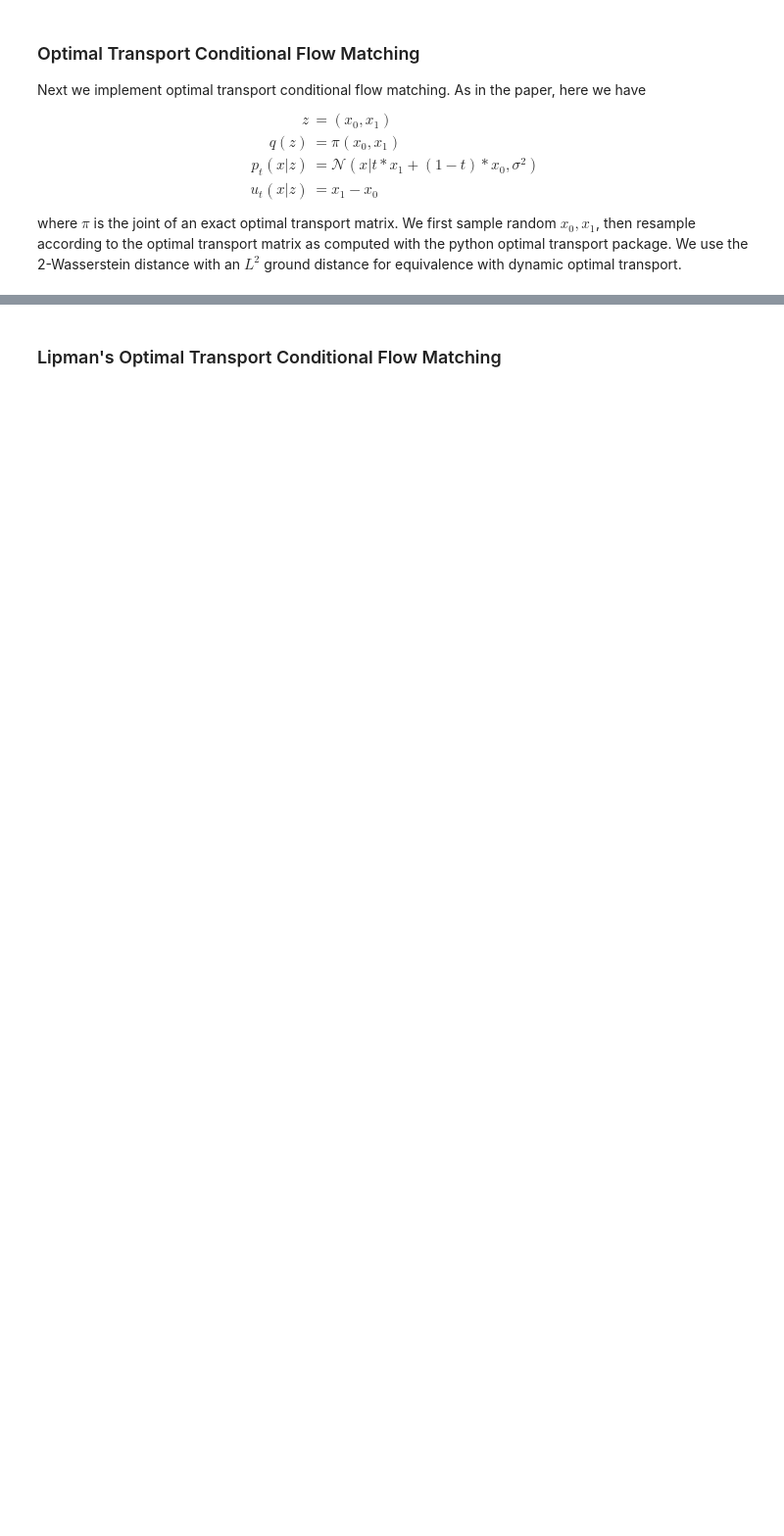
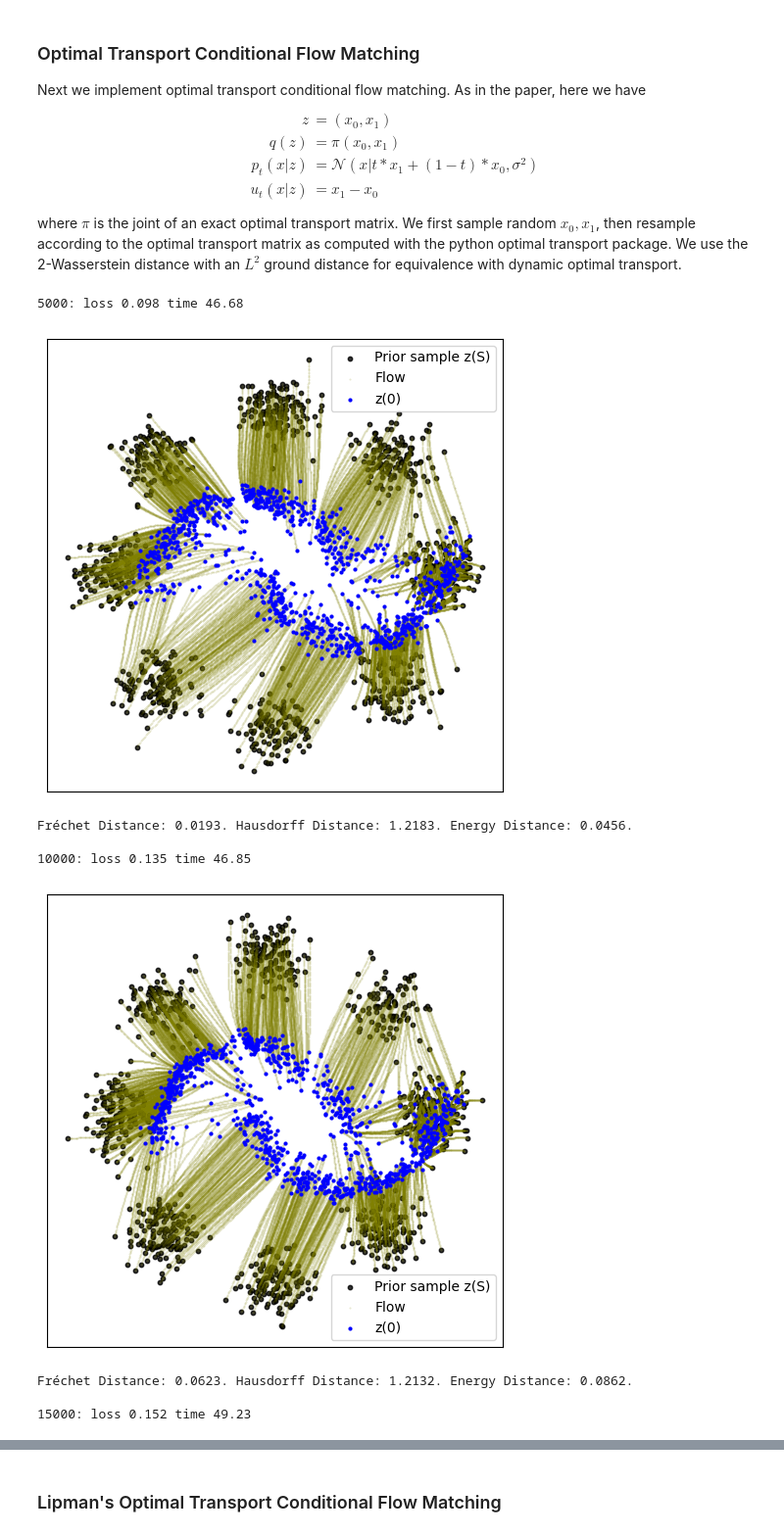
Before and after one commit to andresguzco/xvfm, a Jupyter notebook: Main.ipynb, the cells around one changed output, grey strips where cells are left out. Shown at 98% size. Cells and saved outputs as stored; diff of their text form; code cells hidden in the pictures; blank space fills up the shorter version.

```diff
--- a/Main.ipynb
+++ b/Main.ipynb
@@ -71,8 +47,6 @@ for k in range(20000):
                 sample_8gaussians(1024),
                 t_span=torch.linspace(0, 1, 100),
             )
-            plot_trajectories(traj=traj.cpu().numpy(), output=f"{savedir}/CFM_{k+1}.png")
+            plot_trajectories(traj=traj.cpu().numpy())
 
         evaluate(traj[-1].cpu(), sample_moons(1024))
-
-torch.save(model, f"{savedir}/CFM.pt")
@@ -98,33 +74,41 @@ model = MLP(dim=dim, time_varying=True)
 optimizer = torch.optim.Adam(model.parameters())
 FM = OT_CFM(sigma=sigma)
 
 start = time.time()
 for k in range(20000):
     optimizer.zero_grad()
 
     x0 = sample_8gaussians(batch_size)
     x1 = sample_moons(batch_size)
 
     t, xt, ut = FM.sample_location_and_conditional_flow(x0, x1)
 
     vt = model(torch.cat([xt, t[:, None]], dim=-1))
     loss = torch.mean((vt - ut) ** 2)
 
     loss.backward()
     optimizer.step()
 
     if (k + 1) % 5000 == 0:
         end = time.time()
         print(f"{k+1}: loss {loss.item():0.3f} time {(end - start):0.2f}")
         start = end
         node = NeuralODE(torch_wrapper(model), solver="euler")
         with torch.no_grad():
             traj = node.trajectory(
                 sample_8gaussians(1024),
                 t_span=torch.linspace(0, 1, 100),
             )
-            plot_trajectories(traj=traj.cpu().numpy(), output=f"{savedir}/OT-CFM_{k+1}.png")
+            plot_trajectories(traj=traj.cpu().numpy())
 
         evaluate(traj[-1].cpu(), sample_moons(1024))
-
-torch.save(model, f"{savedir}/OT-CFM.pt")
+# %% [output]
+5000: loss 0.098 time 46.68
+[figure, added]
+Fréchet Distance: 0.0193. Hausdorff Distance: 1.2183. Energy Distance: 0.0456.
+
+10000: loss 0.135 time 46.85
+[figure, added]
+Fréchet Distance: 0.0623. Hausdorff Distance: 1.2132. Energy Distance: 0.0862.
+
+15000: loss 0.152 time 49.23
```
Also changed, not shown: parts of 11 cells of this notebook, 38 other files.
